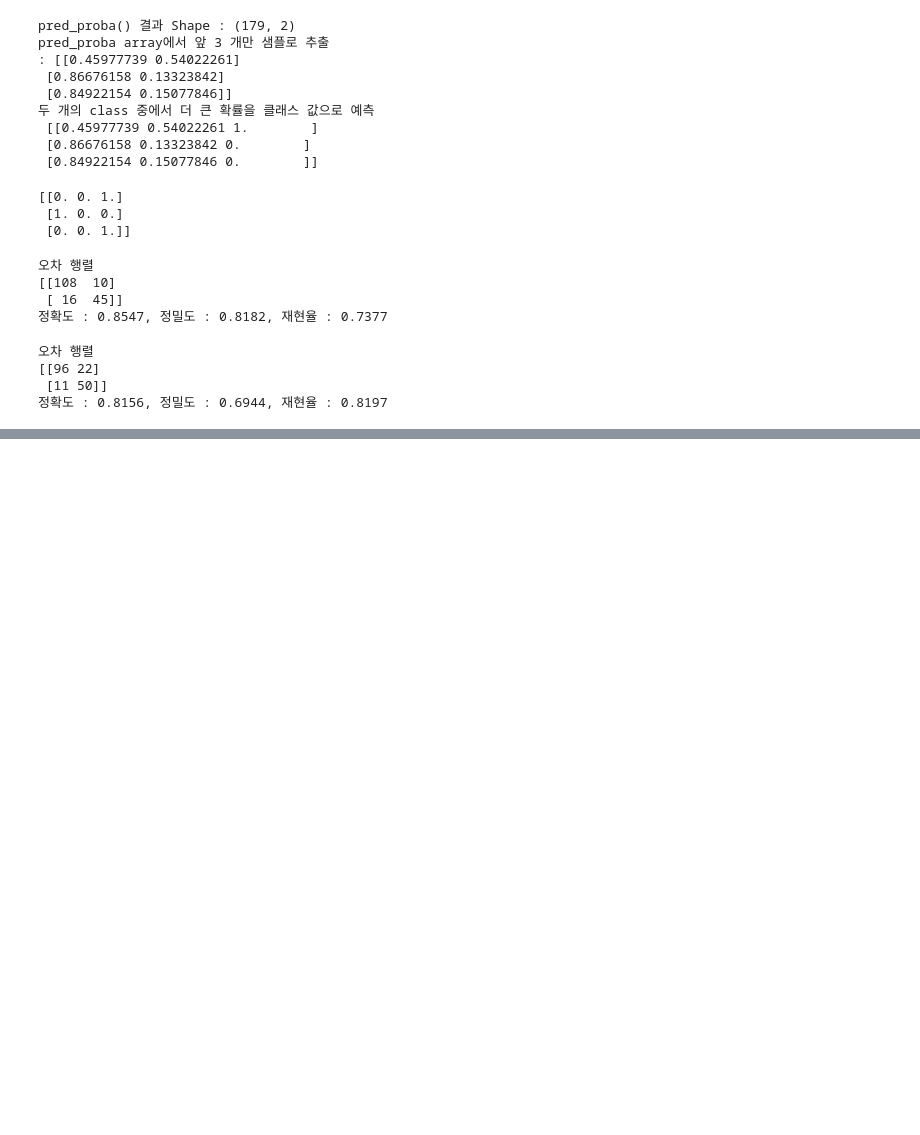
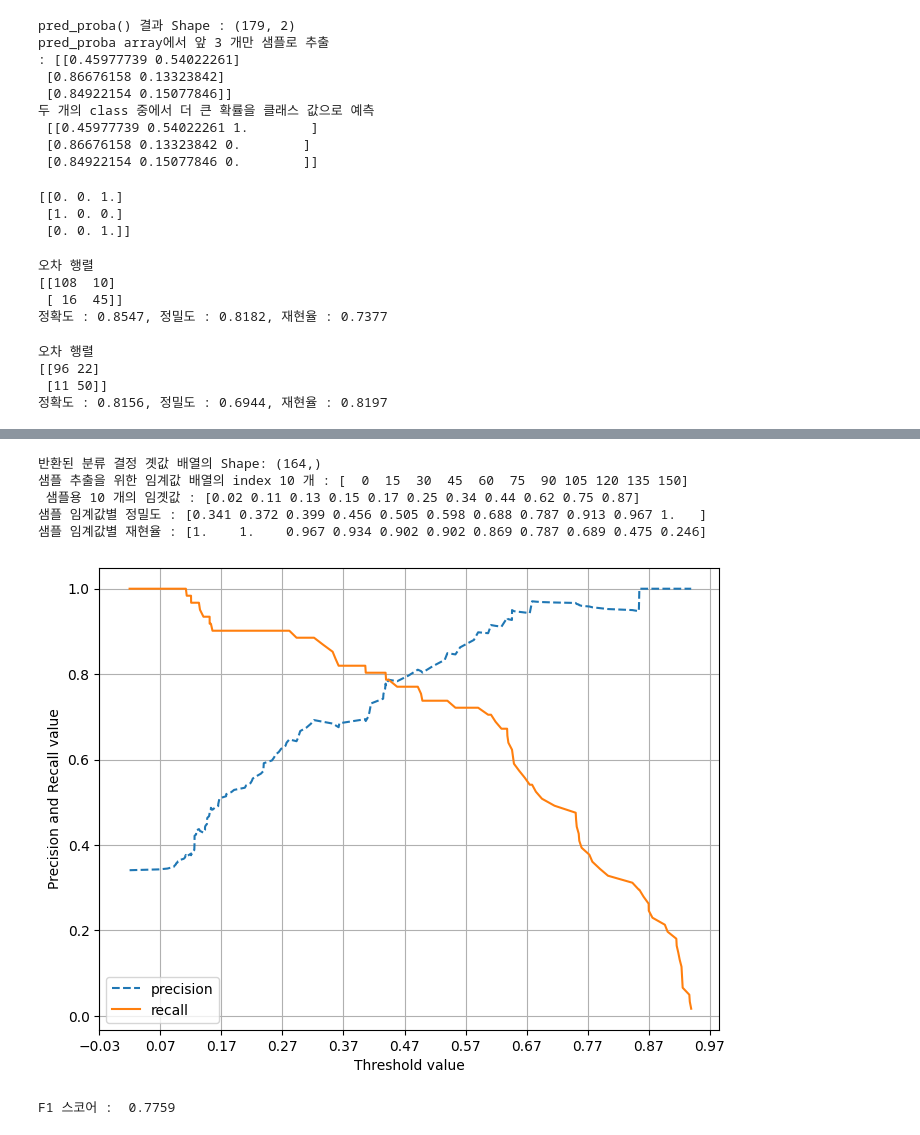
Before and after one commit to nalinzip/ml_study, a Jupyter notebook: ML_week3.ipynb, the cells around one changed output, grey strips where cells are left out. Drawn from its saved outputs; the diff is of its cells as text; code cells hidden in the pictures; blank space fills up the shorter version.

```diff
--- a/ML_week3.ipynb
+++ b/ML_week3.ipynb
@@ -180,0 +215,48 @@ get_clf_eval(y_test, custom_predict)
+# %%
+from sklearn.metrics import precision_recall_curve
+# 레이블 값이 1 일 때의 예측 확률을 추출
+pred_proba_class1 = lr_clf.predict_proba(X_test)[:, 1]
+# 실제값 데이터 세트와 레이블 값이 1 일 때의 예측 확률을 precision_recall_curve 인자로 입력
+precisions, recalls, thresholds = precision_recall_curve(y_test, pred_proba_class1)
+print('반환된 분류 결정 곗값 배열의 Shape:', thresholds.shape)
+# 반환된 임계값 배열 로우가 147 건이므로 샘플로 10 건만 추출하되 , 임곗값을 15 Step 으로 추출.
+thr_index = np.arange(0, thresholds.shape[0], 15)
+print('샘플 추출을 위한 임계값 배열의 index 10 개 :' , thr_index)
+print(' 샘플용 10 개의 임곗값 :', np.round(thresholds[thr_index], 2))
+# 15 step 단위로 추출된 임계값에 따른 정밀도와 재현율 값
+print('샘플 임계값별 정밀도 :', np.round(precisions[thr_index], 3))
+print('샘플 임계값별 재현율 :', np.round(recalls[thr_index], 3))
+# %% [output]
+반환된 분류 결정 곗값 배열의 Shape: (164,)
+샘플 추출을 위한 임계값 배열의 index 10 개 : [  0  15  30  45  60  75  90 105 120 135 150]
+ 샘플용 10 개의 임곗값 : [0.02 0.11 0.13 0.15 0.17 0.25 0.34 0.44 0.62 0.75 0.87]
+샘플 임계값별 정밀도 : [0.341 0.372 0.399 0.456 0.505 0.598 0.688 0.787 0.913 0.967 1.   ]
+샘플 임계값별 재현율 : [1.    1.    0.967 0.934 0.902 0.902 0.869 0.787 0.689 0.475 0.246]
+# %%
+import matplotlib.pyplot as plt
+import matplotlib.ticker as ticker
+%matplotlib inline
+def precision_recall_curve_plot(y_test, pred_proba_c1):
+# threshold ndarray 와 이 threshold에 따른 정밀도 , 재현율 ndarray 추출.
+  precisions, recalls, thresholds = precision_recall_curve(y_test, pred_proba_c1)
+# X 축을 threshold 값으로 , Y 축은 정밀도 , 재현율 값으로 각 Plot 수행. 정밀도는 점선으로 표시
+  plt.figure(figsize=(8, 6))
+  threshold_boundary = thresholds .shape[0]
+  plt.plot(thresholds, precisions[0:threshold_boundary], linestyle='--', label='precision')
+  plt.plot(thresholds, recalls[0:threshold_boundary], label='recall')
+# threshold 값 X 축의 Scale 을 0.1 단위로 변경
+  start, end = plt.xlim()
+  plt.xticks(np.round(np.arange(start, end, 0.1), 2))
+# x 축 , y 축 label 과 legend, 그리고 grid 설정
+  plt.xlabel('Threshold value'); plt.ylabel('Precision and Recall value')
+  plt.legend(); plt.grid()
+  plt.show()
+precision_recall_curve_plot(y_test, lr_clf.predict_proba(X_test)[:, 1] )
+# %% [output]
+[figure, added]
+# %%
+from sklearn.metrics import f1_score
+f1 = f1_score(y_test, pred)
+print('F1 스코어 : {0: .4f}'.format(f1))
+# %% [output]
+F1 스코어 :  0.7759
```
Also changed, not shown: parts of 19 cells of this notebook.
